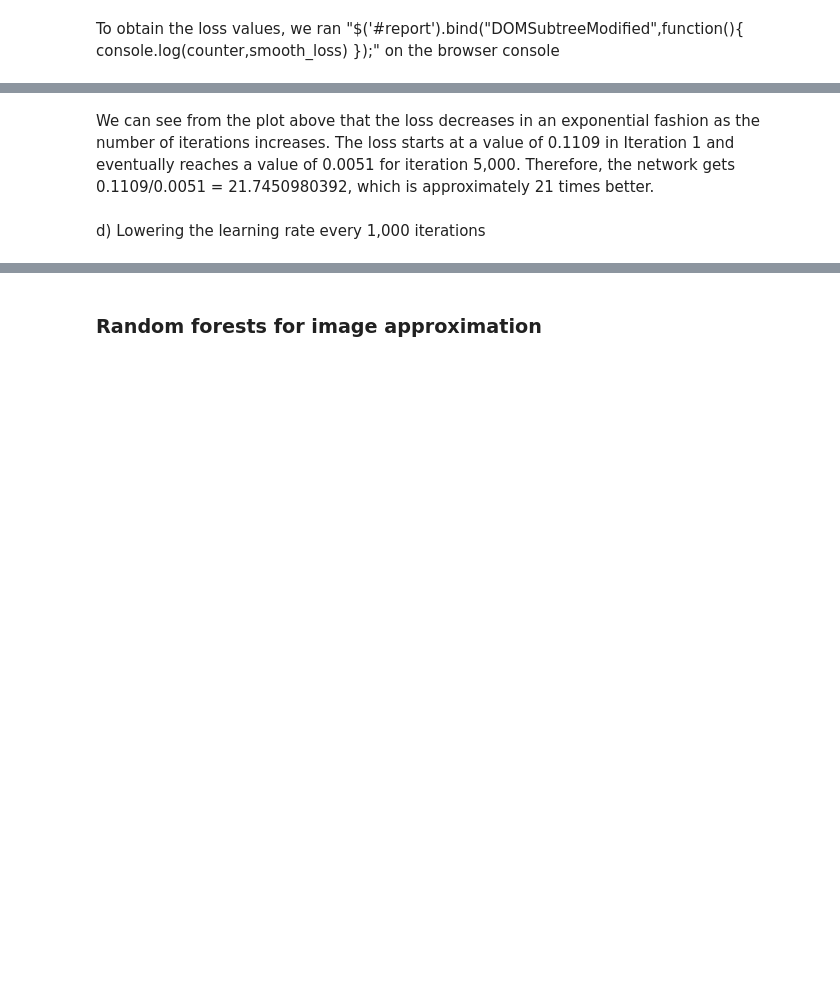
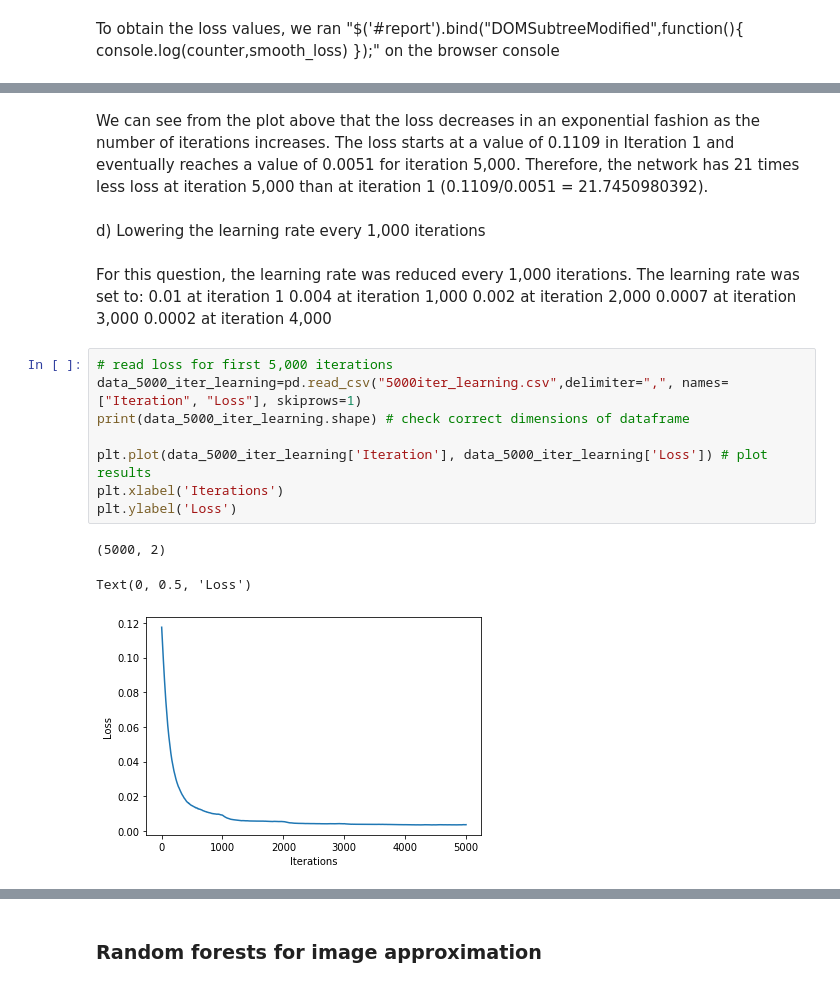
Before and after one commit to simirajpal/Applied-Machine-Learning, a Jupyter notebook: Assignment_4/Homework4_Code.ipynb, the cells around one changed output, grey strips where cells are left out. Cells and saved outputs as stored; diff of their text form; blank space fills up the shorter version.

```diff
--- a/Assignment_4/Homework4_Code.ipynb
+++ b/Assignment_4/Homework4_Code.ipynb
@@ -33,6 +33,26 @@ Text(0, 0.5, 'Loss')
 # %% [markdown]
 We can see from the plot above that the loss decreases in an exponential fashion as the number of iterations increases.
 The loss starts at a value of 0.1109 in Iteration 1 and eventually reaches a value of 0.0051 for iteration 5,000.
-Therefore, the network gets 0.1109/0.0051 = 21.7450980392, which is approximately 21 times better.
+Therefore, the network has 21 times less loss at iteration 5,000 than at iteration 1 (0.1109/0.0051 = 21.7450980392).
 # %% [markdown]
 d) Lowering the learning rate every 1,000 iterations
+# %% [markdown]
+For this question, the learning rate was reduced every 1,000 iterations.
+The learning rate was set to:
+    0.01 at iteration 1
+    0.004 at iteration 1,000
+    0.002 at iteration 2,000
+    0.0007 at iteration 3,000
+    0.0002 at iteration 4,000
+# %%
+# read loss for first 5,000 iterations
+data_5000_iter_learning=pd.read_csv("5000iter_learning.csv",delimiter=",", names=["Iteration", "Loss"], skiprows=1)
+print(data_5000_iter_learning.shape) # check correct dimensions of dataframe
+
+plt.plot(data_5000_iter_learning['Iteration'], data_5000_iter_learning['Loss']) # plot results
+plt.xlabel('Iterations')
+plt.ylabel('Loss')
+# %% [output]
+(5000, 2)
+Text(0, 0.5, 'Loss')
+[figure, added]
```
Also changed, not shown: parts of 2 cells of this notebook, 6 other files.
